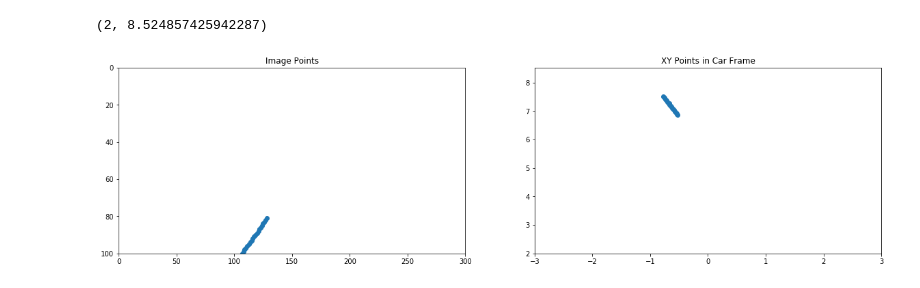
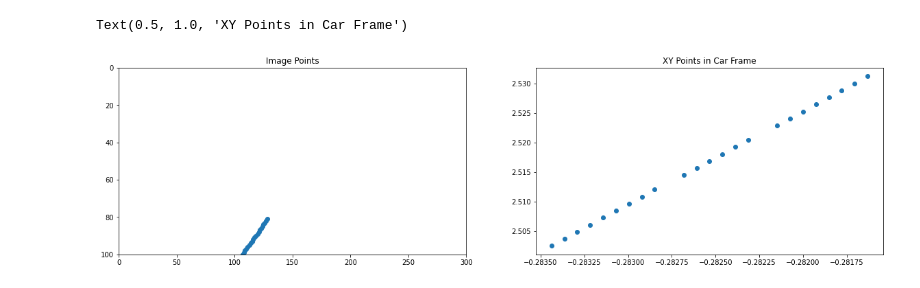
Before and after one commit to BOrmond/C106A_Final_Project, a Jupyter notebook: UVtoXYZ.ipynb, the cells around one changed output. Cells and saved outputs as stored; diff of their text form; code cells hidden in the pictures.

```diff
--- a/UVtoXYZ.ipynb
+++ b/UVtoXYZ.ipynb
@@ -29,7 +33,4 @@ with h5py.File(filename, "r") as data:
 #get the main camera extrinsics
 
 with h5py.File(filenameEx,"r") as data:
-    main_EX = np.array(data["main"])
-dist_pickle = {}
-
-R_ex = main_EX[0:3, 0:3]
+    main_ex = np.array(data["main"])
@@ -35,0 +89,14 @@ R_ex = main_EX[0:3, 0:3]
+# %%
+
+R = main_ex[0:3, 0:3]
+T = main_ex[0:3, 3]
+
+T = [T[1], T[0], T[2]]
+
+
+warped_pts = np.array([[.075 * (col - 160) / 4, 3 * .075 * (120 - row) / 4, 0] for col in range(warped.shape[1]) for row in range(warped.shape[0]) if warped[row, col] == 1])
+warped_pts += T
+plt.plot(warped_pts[:, 0], warped_pts[:, 1], "o")
+
+plt.xlim(-5, 5)
+plt.ylim(0, 7)
@@ -36,34 +106,43 @@ R_ex = main_EX[0:3, 0:3]
 # %%
 import matplotlib.pyplot as plt
 
-def uvtoXYZ(u, v, main_k):
-    image_vec = np.array([u, v, 1]).T # 2D points in image
-    n = np.array([0, 0, 1]).T  #or is it [0,1,0]? .. normal vector in car/road frame
+# def uvtoXYZ(u, v):
+#     image_vec = np.array([u, v, 1]).T # 2D points in image
+#     n = np.array([0, 0, 1]).T  #or is it [0,1,0]? .. normal vector in car/road frame
 
-    h = 1.4660132 # height of main cam (z tranlastion in extrinsic)
+#     h = 1.4660132 # height of main cam (z tranlastion in extrinsic)
 
-    n_c = np.matmul(R_ex, n) #normal vector in cam frame
+#     n_c = np.matmul(R_ex, n) #normal vector in cam frame
 
-    V = h/(np.matmul(n_c.T ,np.matmul(np.linalg.inv(main_K),image_vec)))
+#     V = h/(np.matmul(n_c.T ,np.matmul(np.linalg.inv(main_K),image_vec)))
 
-    pts_in_camera_frame = V * np.matmul(np.linalg.inv(main_K),image_vec)
-    return pts_in_camera_frame
+#     pts_in_camera_frame = V * np.matmul(np.linalg.inv(main_K),image_vec)
+#     return pts_in_camera_frame
 
 
 
-y_pt = d['./final_5/proc_0141.png']['y']
-x_pt = d['./final_5/proc_0141.png']['x']
 
-test_points = np.array([[x_pt[i], y_pt[i]] for i in range(len(y_pt))  if y_pt[i] > 80])
-xyz = np.array([uvtoXYZ(pt[1], pt[0], main_K) for pt in test_points])
+def uvtoXYZ(col, row):
+
+    u = col - w/2
+    v = h/2 - row
+
+    image_vec = np.array([u, v, 1])
+    cam_pt = np.matmul(np.linalg.inv(main_K), image_vec)
+    car_pt = np.matmul(R, cam_pt - T)
+
+    return car_pt
 
 
-ones = [[1] for i in range(len(xyz))]
-hom_xyz = np.concatenate((xyz, ones), axis=1)
 
-out_points = np.array([np.matmul(np.linalg.inv(main_EX), pt) for pt in hom_xyz])
 
-print(out_points)
+
+test_points = np.array([[col[i], row[i]] for i in range(len(row))  if row[i] > 80])
+xyz = np.array([uvtoXYZ(pt[0], pt[1]) for pt in test_points])
+
+
+print(test_points[0])
+
 
 fig, ax = plt.subplots(1, 2, figsize=(20, 5))
 ax[0].plot(test_points[:, 0], test_points[:, 1], "o")
@@ -72,8 +151,8 @@ ax[0].set_ylim(0, 100)
 ax[0].set_title("Image Points")
 ax[0].invert_yaxis()
 
-ax[1].plot(out_points[:, 0], out_points[:, 1], "o")
+ax[1].plot(xyz[:, 0], xyz[:, 1], "o")
 ax[1].set_title("XY Points in Car Frame")
-ax[1].set_xlim(-3, 3)
-ax[1].set_ylim(2, max(out_points[:, 1]) + 1)
+# ax[1].set_xlim(-3, 3)
+# ax[1].set_ylim(0, max(xyz[:, 1]) + 1)
 # %% [output]
@@ -97,2 +160,2 @@ ax[1].set_ylim(2, max(out_points[:, 1]) + 1)
-(2, 8.524857425942287)
+Text(0.5, 1.0, 'XY Points in Car Frame')
-[figure, old version]
+[figure, new version]
```
Also changed, not shown: parts of 7 cells of this notebook.
